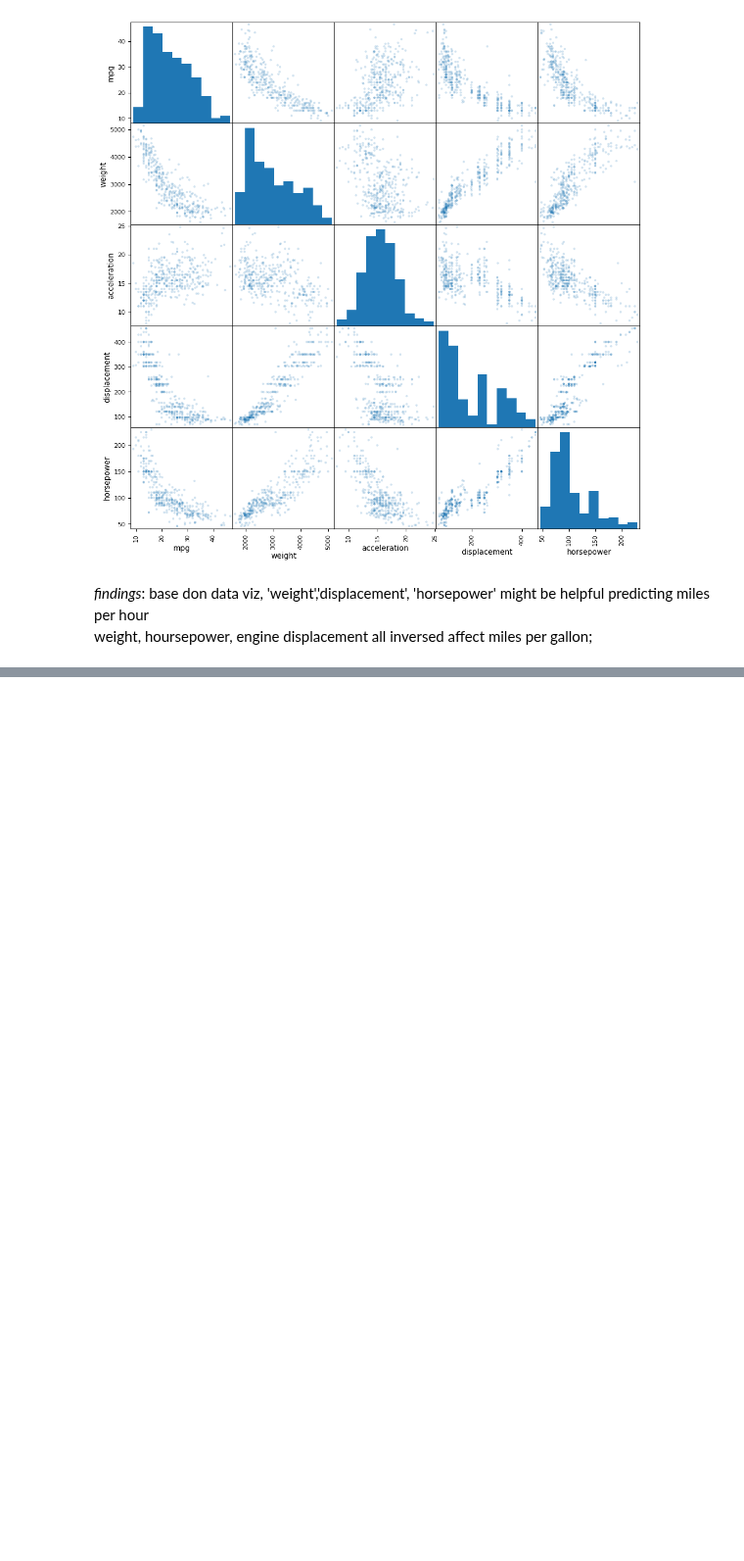
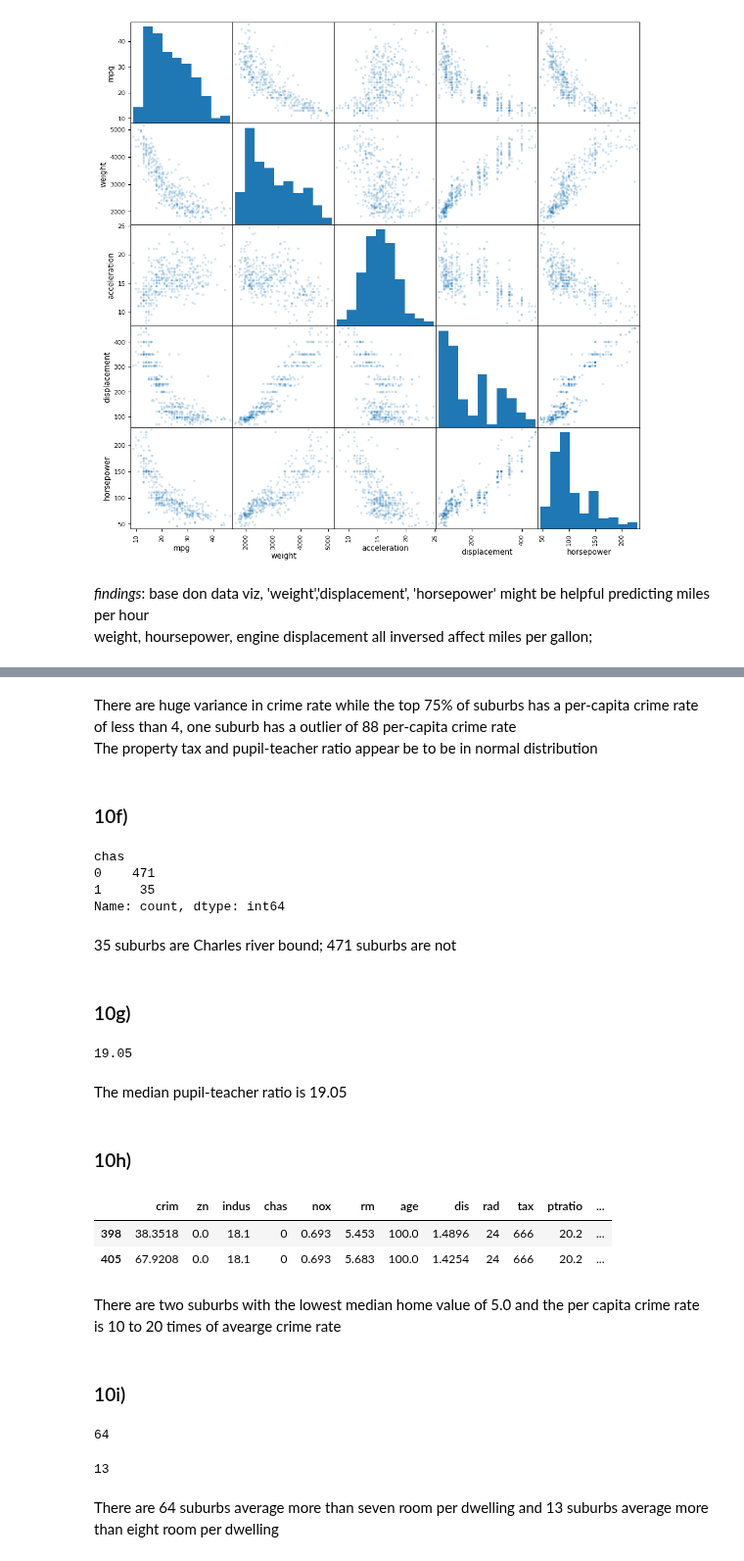
Before and after one commit to caoa0816/ISLP_labs, a Jupyter notebook: main/ch02.ipynb, the cells around one changed output, grey strips where cells are left out. Shown at 98% size. Cells and saved outputs as stored; diff of their text form; code cells hidden in the pictures; blank space fills up the shorter version.

```diff
--- a/main/ch02.ipynb
+++ b/main/ch02.ipynb
@@ -402,0 +471,46 @@ weight, hoursepower, engine displacement all inversed affect miles per gallon;
+# %% [markdown]
+There are huge variance in crime rate while the top 75% of suburbs has a per-capita crime rate of less than 4, one suburb has a outlier of 88 per-capita crime rate\
+The property tax and pupil-teacher ratio appear be to be in normal distribution
+# %% [markdown]
+### 10f)
+# %%
+boston['chas'].value_counts()
+# %% [output]
+chas
+0    471
+1     35
+Name: count, dtype: int64
+# %% [markdown]
+35 suburbs are Charles river bound; 471 suburbs are not
+# %% [markdown]
+### 10g)
+# %%
+np.median(boston['ptratio'])
+# %% [output]
+19.05
+# %% [markdown]
+The median pupil-teacher ratio is 19.05
+# %% [markdown]
+### 10h)
+# %%
+home_value_min = np.min(boston['medv'])
+lowest_home_value_suburbs = boston[boston['medv'] == home_value_min]
+lowest_home_value_suburbs
+# %% [output]
+|  | crim | zn | indus | chas | nox | rm | age | dis | rad | tax | ptratio | ... |
+| 398 | 38.3518 | 0.0 | 18.1 | 0 | 0.693 | 5.453 | 100.0 | 1.4896 | 24 | 666 | 20.2 | ... |
+| 405 | 67.9208 | 0.0 | 18.1 | 0 | 0.693 | 5.683 | 100.0 | 1.4254 | 24 | 666 | 20.2 | ... |
+# %% [markdown]
+There are two suburbs with the lowest median home value of 5.0 and the per capita crime rate is 10 to 20 times of avearge crime rate
+# %% [markdown]
+### 10i)
+# %%
+boston[boston['rm'] > 7].shape[0]
+# %% [output]
+64
+# %%
+boston[boston['rm'] > 8].shape[0]
+# %% [output]
+13
+# %% [markdown]
+There are 64 suburbs average more than seven room per dwelling and 13 suburbs average more than eight room per dwelling
```
Also changed, not shown: parts of 42 cells of this notebook.
